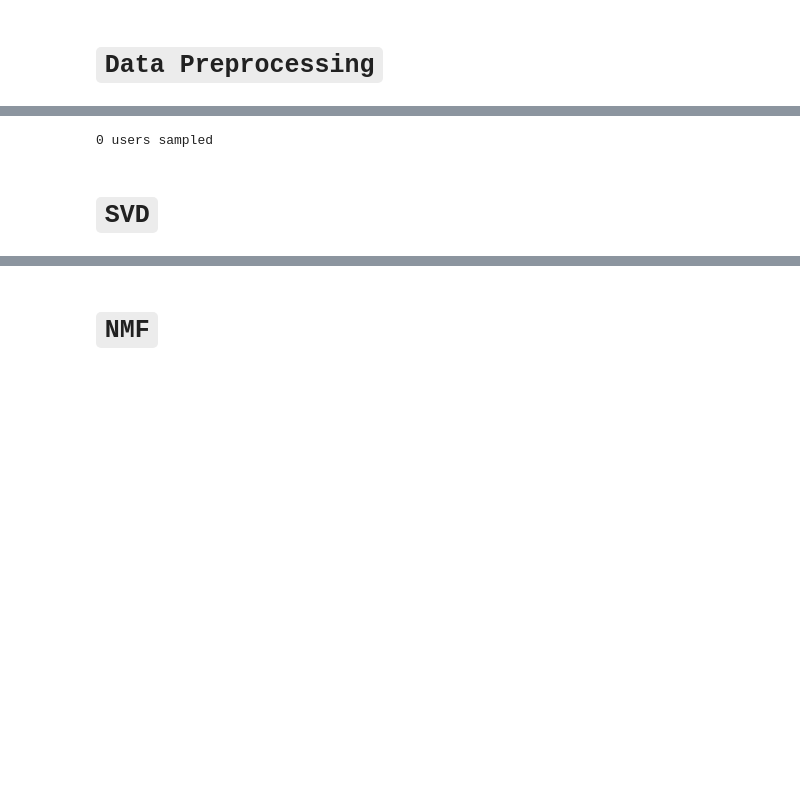
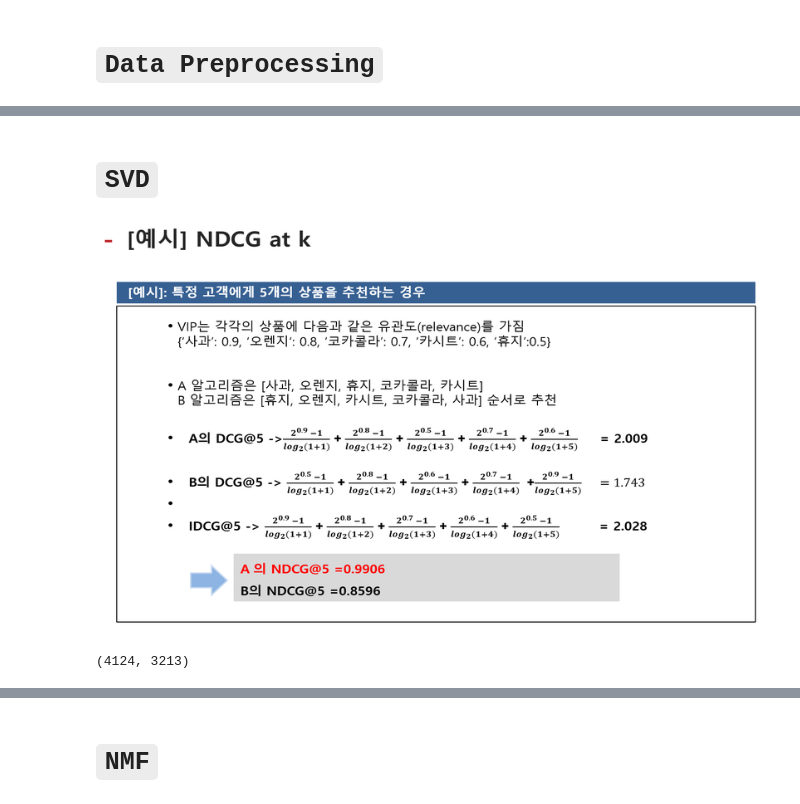
Before and after one commit to myeonghak/Recsys_MF_example, a Jupyter notebook: Matrix_Factorization.ipynb, the cells around one changed output, grey strips where cells are left out. Cells and saved outputs as stored; diff of their text form; code cells hidden in the pictures; blank space fills up the shorter version.

```diff
--- a/Matrix_Factorization.ipynb
+++ b/Matrix_Factorization.ipynb
@@ -77,11 +105,7 @@ te_df=raw_data[raw_data.CustomerID.isin(te_users)]
 # %%
-te_tr,te_te=split_train_test_proportion(te_df)
-holdout_user_list=te_te.CustomerID.unique()
-
 # 전체 train 데이터
 train_data=pd.concat([tr_df,te_tr])
+
 train_pivot=pd.pivot_table(train_data, values="InvoiceNo",index=["CustomerID"],columns=["StockCode"],aggfunc="count",fill_value=0)
-# %% [output]
-0 users sampled
 # %%
 matrix=train_pivot.values
@@ -89,6 +116,18 @@ user_ratings_mean=np.mean(matrix,axis=1)
 ui_matrix=matrix-user_ratings_mean.reshape(-1,1)
 # %% [markdown]
 # `SVD`
+# %%
+NDCG_img = Image.open("NDCG_example.png")
+# %%
+NDCG_img = NDCG_img.resize((int(1.618*500),int(1*500)), Image.ANTIALIAS)
+# %%
+NDCG_img
+# %% [output]
+[figure, added]
+# %%
+ui_matrix.shape
+# %% [output]
+(4124, 3213)
 # %%
 start=time.time()
 
```
Also changed, not shown: parts of 26 cells of this notebook, 2 other files.
